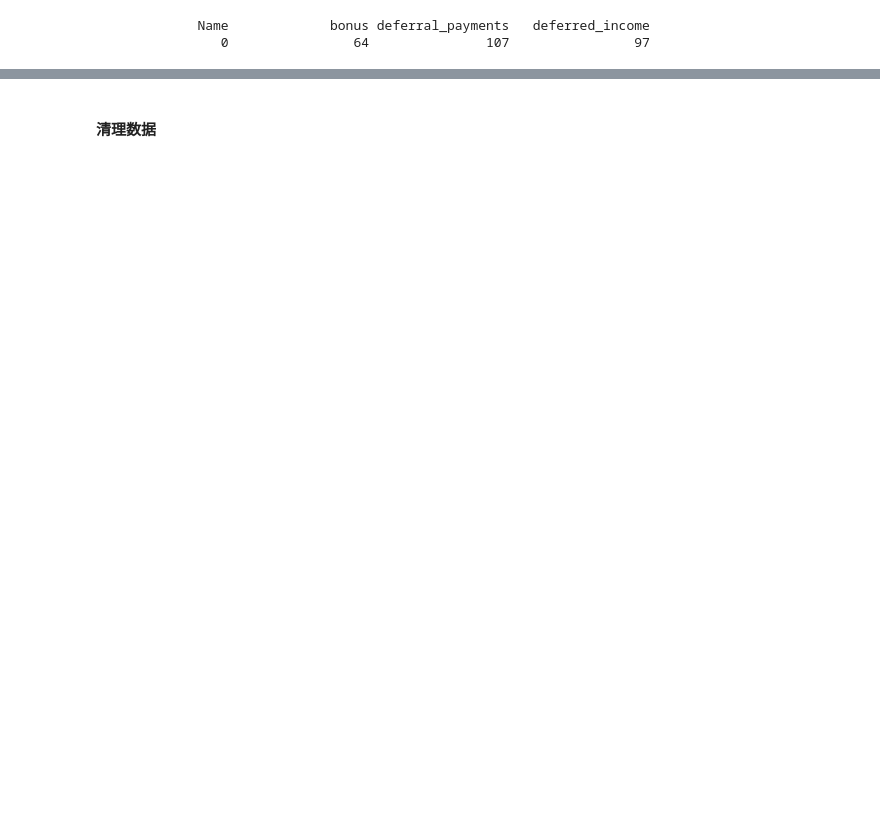
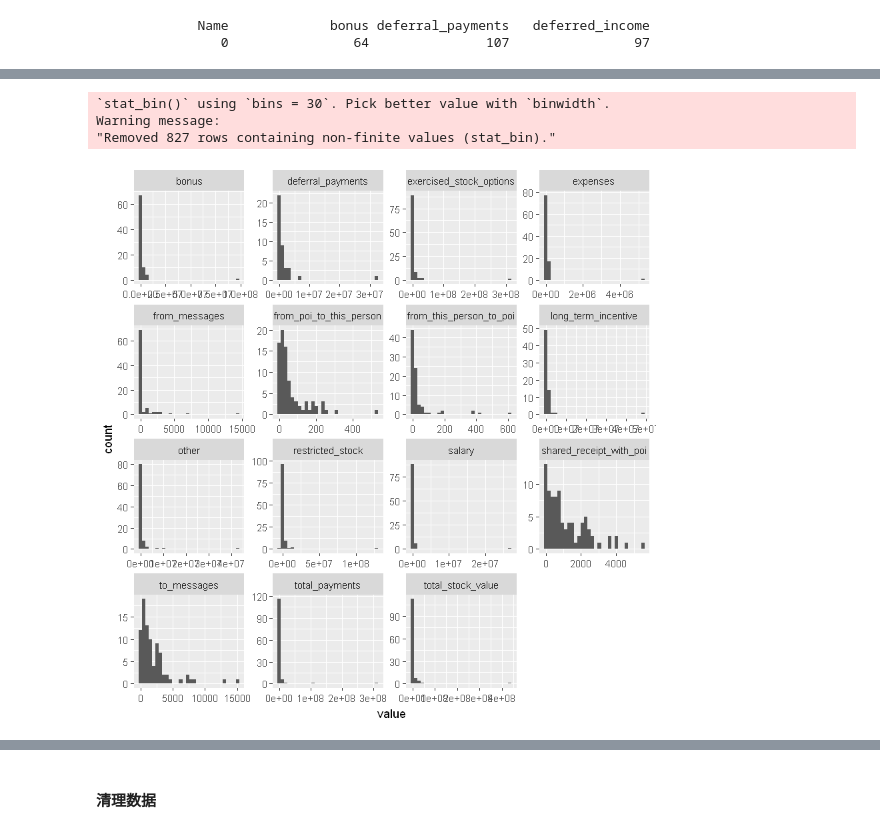
Before and after one commit to jingjingh4/CourseMaterial, a Jupyter notebook: Exercise/Course3Enron_Demo.ipynb, the cells around one changed output, grey strips where cells are left out. Saved outputs shown, nothing was run; the diff lists cells and outputs as text; code cells hidden in the pictures; blank space fills up the shorter version.

```diff
--- a/Exercise/Course3Enron_Demo.ipynb
+++ b/Exercise/Course3Enron_Demo.ipynb
@@ -144,0 +192,4 @@ library(purrr)
+# %%
+# 对于缺失值严重的字段，这里直接进行删除处理方案以及后续不需要使用的字段 email_address
+df.enron <- subset(df, select =
+                   -c(loan_advances, director_fees, restricted_stock_deferred, restricted_stock_deferred, deferred_income, email_address))
@@ -144,0 +251,12 @@ library(purrr)
+# %%
+df.enron  %>%
+    keep(is.numeric)  %>% # 删选满足条件数据类型
+    gather()  %>%
+    ggplot(aes(value)) +
+    facet_wrap(~key, scales = "free") +
+    geom_histogram()
+# %% [output]
+`stat_bin()` using `bins = 30`. Pick better value with `binwidth`.
+Warning message:
+"Removed 827 rows containing non-finite values (stat_bin)."
+[figure, added]
```
Also changed, not shown: parts of 25 cells of this notebook.
